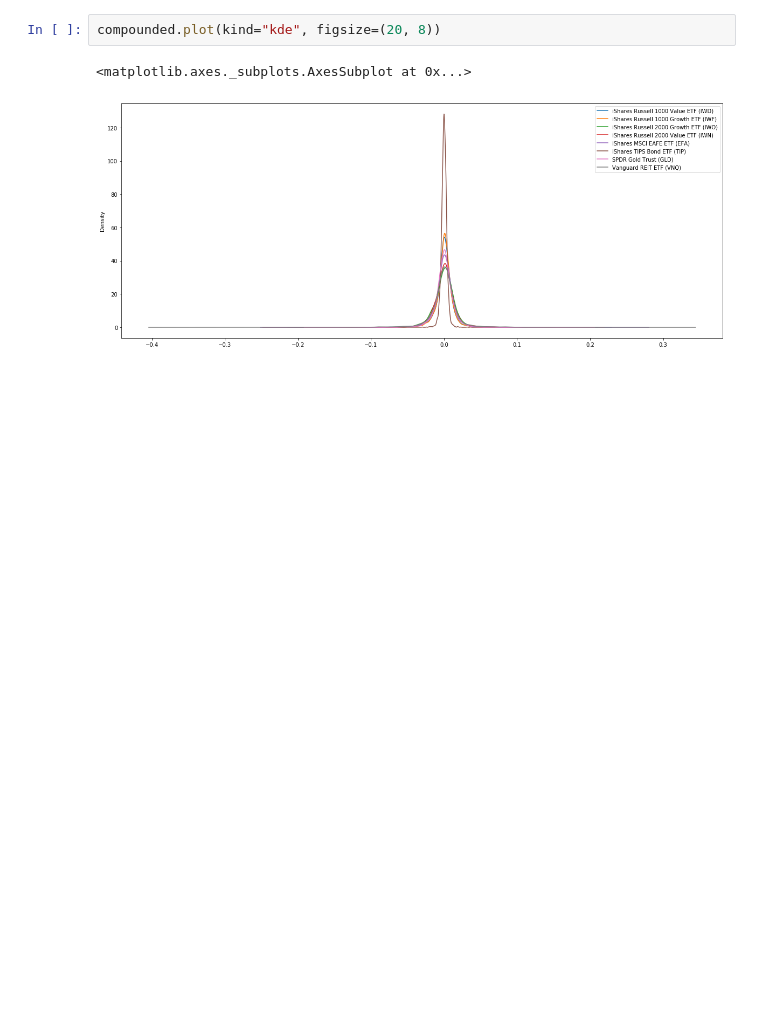
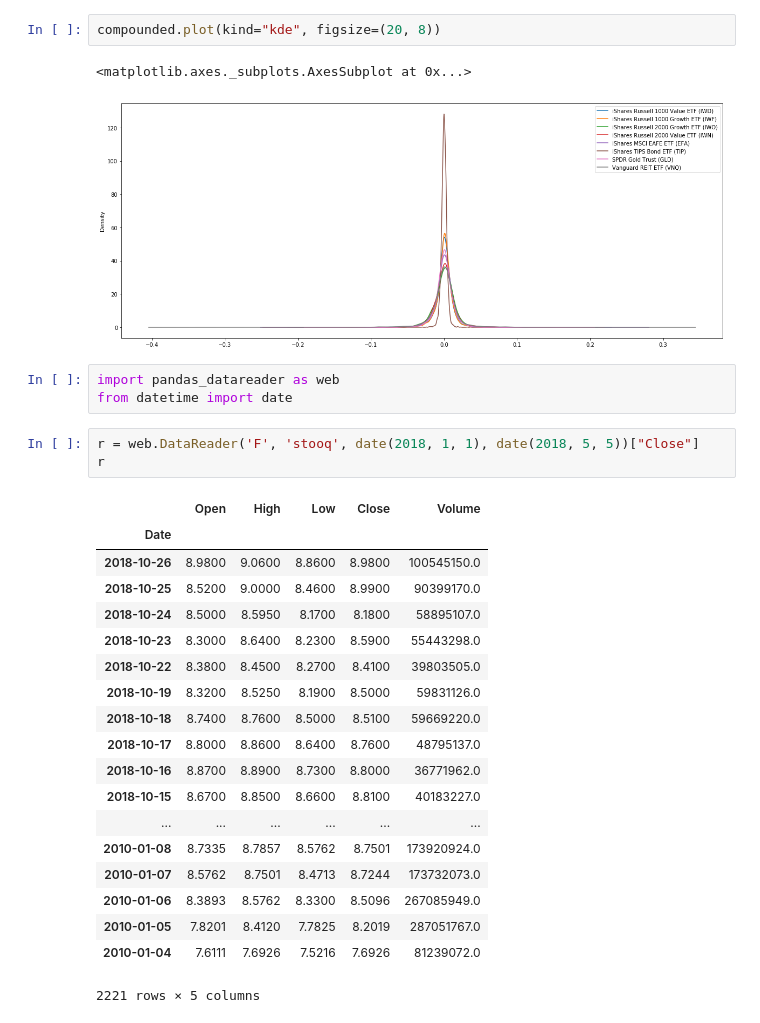
Before and after one commit to SvenBecker/pgtaa, a Jupyter notebook: pgtaa/data.ipynb, the cells around one changed output. Drawn from its saved outputs; the diff is of its cells as text; blank space fills up the shorter version.

Commit message:
added some more data sources

```diff
--- a/pgtaa/data.ipynb
+++ b/pgtaa/data.ipynb
@@ -138,3 +138,29 @@ compounded.plot(kind="kde", figsize=(20, 8))
 # %% [output]
 <matplotlib.axes._subplots.AxesSubplot at 0x...>
 [figure]
+# %%
+import pandas_datareader as web
+from datetime import date
+# %%
+r = web.DataReader('F', 'stooq', date(2018, 1, 1), date(2018, 5, 5))["Close"]
+r
+# %% [output]
+|  | Open | High | Low | Close | Volume |
+| Date |  |  |  |  |  |
+| 2018-10-26 | 8.9800 | 9.0600 | 8.8600 | 8.9800 | 100545150.0 |
+| 2018-10-25 | 8.5200 | 9.0000 | 8.4600 | 8.9900 | 90399170.0 |
+| 2018-10-24 | 8.5000 | 8.5950 | 8.1700 | 8.1800 | 58895107.0 |
+| 2018-10-23 | 8.3000 | 8.6400 | 8.2300 | 8.5900 | 55443298.0 |
+| 2018-10-22 | 8.3800 | 8.4500 | 8.2700 | 8.4100 | 39803505.0 |
+| 2018-10-19 | 8.3200 | 8.5250 | 8.1900 | 8.5000 | 59831126.0 |
+| 2018-10-18 | 8.7400 | 8.7600 | 8.5000 | 8.5100 | 59669220.0 |
+| 2018-10-17 | 8.8000 | 8.8600 | 8.6400 | 8.7600 | 48795137.0 |
+| 2018-10-16 | 8.8700 | 8.8900 | 8.7300 | 8.8000 | 36771962.0 |
+| 2018-10-15 | 8.6700 | 8.8500 | 8.6600 | 8.8100 | 40183227.0 |
+| ... | ... | ... | ... | ... | ... |
+| 2010-01-08 | 8.7335 | 8.7857 | 8.5762 | 8.7501 | 173920924.0 |
+| 2010-01-07 | 8.5762 | 8.7501 | 8.4713 | 8.7244 | 173732073.0 |
+| 2010-01-06 | 8.3893 | 8.5762 | 8.3300 | 8.5096 | 267085949.0 |
+| 2010-01-05 | 7.8201 | 8.4120 | 7.7825 | 8.2019 | 287051767.0 |
+| 2010-01-04 | 7.6111 | 7.6926 | 7.5216 | 7.6926 | 81239072.0 |
+2221 rows × 5 columns
```
Also changed, not shown: 5 other files.
